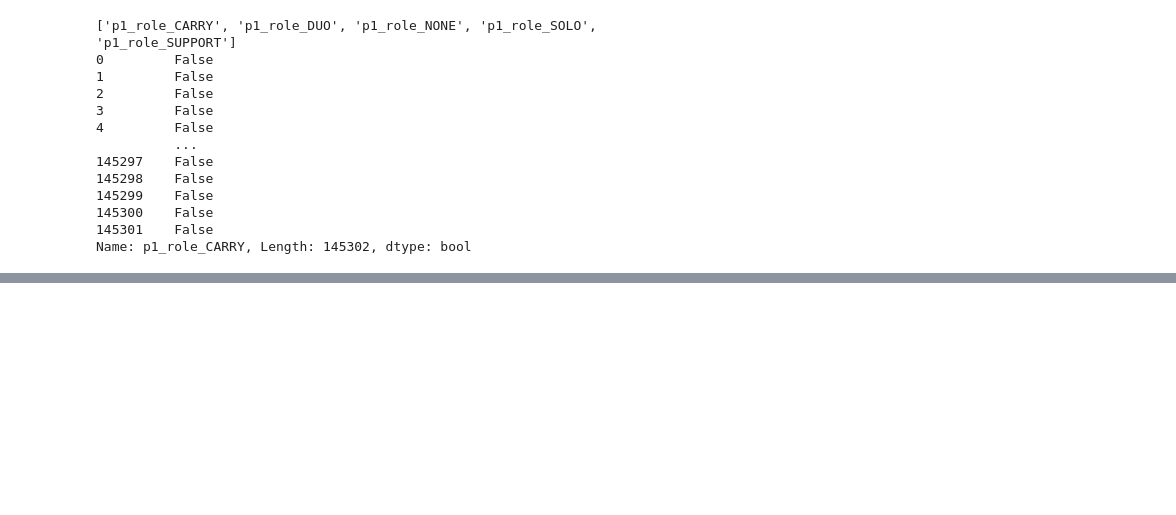
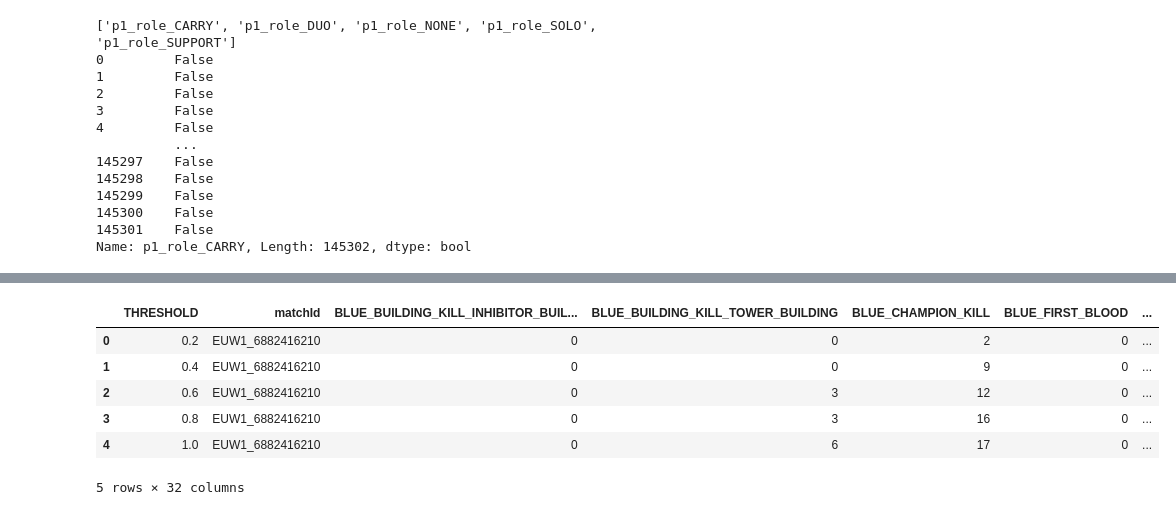
Before and after one commit to Qesterius/Lol_match_outcome_prediction, a Jupyter notebook: analisys_full_data.ipynb, the cells around one changed output, grey strips where cells are left out. Saved outputs shown, nothing was run; the diff lists cells and outputs as text; code cells hidden in the pictures; blank space fills up the shorter version.

```diff
--- a/analisys_full_data.ipynb
+++ b/analisys_full_data.ipynb
@@ -410,3 +454,16 @@ models = [
     RandomForestClassifier(random_state=42, n_jobs=-1),
     HistGradientBoostingClassifier(random_state=42),
 ]
+# %%
+#load events data
+events_data = pd.read_csv("data_csv/eventdata.csv")
+
+events_data.head()
+# %% [output]
+|  | THRESHOLD | matchId | BLUE_BUILDING_KILL_INHIBITOR_BUIL... | BLUE_BUILDING_KILL_TOWER_BUILDING | BLUE_CHAMPION_KILL | BLUE_FIRST_BLOOD | ... |
+| 0 | 0.2 | EUW1_6882416210 | 0 | 0 | 2 | 0 | ... |
+| 1 | 0.4 | EUW1_6882416210 | 0 | 0 | 9 | 0 | ... |
+| 2 | 0.6 | EUW1_6882416210 | 0 | 3 | 12 | 0 | ... |
+| 3 | 0.8 | EUW1_6882416210 | 0 | 3 | 16 | 0 | ... |
+| 4 | 1.0 | EUW1_6882416210 | 0 | 6 | 17 | 0 | ... |
+5 rows × 32 columns
```
Also changed, not shown: parts of 13 cells of this notebook.
